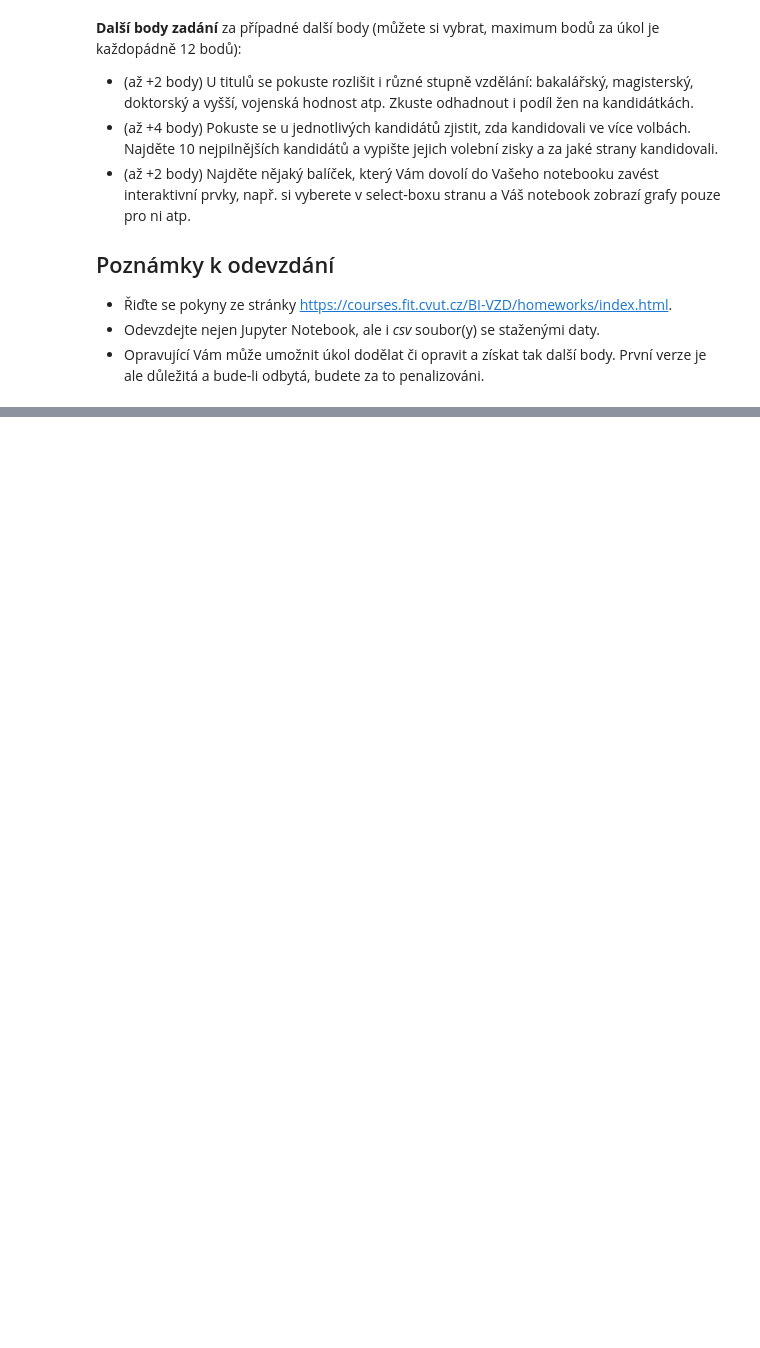
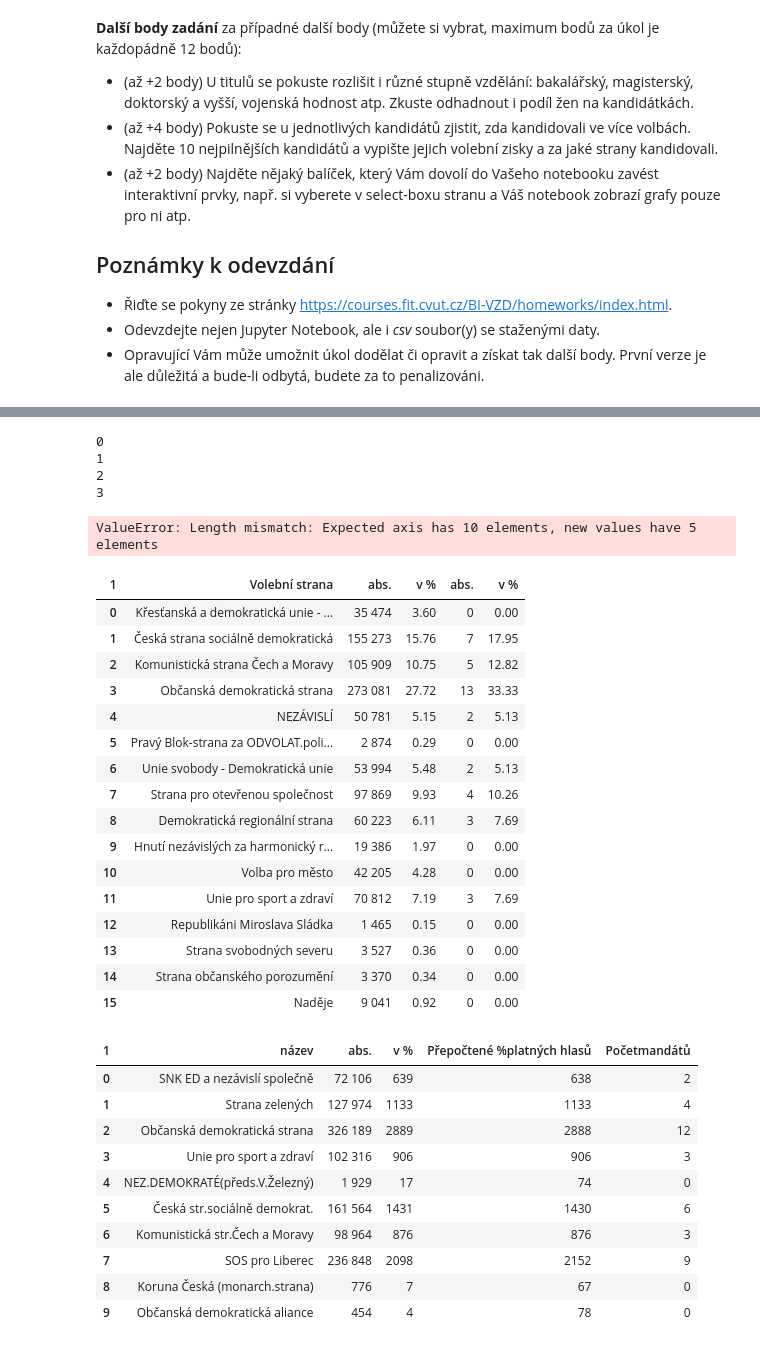
Before and after one commit to zidcenek/BI-VZD-2019-zidcenek, a Jupyter notebook: 01/homework_01_B191.ipynb, the cells around one changed output, grey strips where cells are left out. Drawn from its saved outputs; the diff is of its cells as text; code cells hidden in the pictures; blank space fills up the shorter version.

```diff
--- a/01/homework_01_B191.ipynb
+++ b/01/homework_01_B191.ipynb
@@ -89,0 +70,22 @@ party_data[2]
+# %%
+# Řešení titulů pro roky 2006 - 2018
+# Rozpoznávaé tituly
+titles = ["Bc.", "BcA.", "Ing.", "Ing. arch.", "MUDr.", "MVDr.", "Mgr.", "MgA.", "JUDr.", "PhDr.", "RNDr.", "PharmDr.", "ThLic.", "ThDr.", "Ph.D.", "Ph.D.", "Th.D.", "CSc.", "DrSc.", "doc.", "prof."]
+
+for df in people_data:
+    title_frame = []
+    cols = list(df)
+    cols.insert(4, "Tituly")
+    df["Tituly"] = np.nan
+    df.columns = cols
+    for index, row in df.iterrows():
+        arr = row["příjmení, jméno, tituly"].split()
+        title = ""
+        if len(arr) < 3:
+            title_frame.append("")
+            continue
+        for name in arr:
+            if name in titles:
+                title = title + " " + name
+        title_frame.append(title)
+    df["Tituly"] = title_frame
@@ -134,3 +159,48 @@ party_data_2002[1]
+# %%
+for index, df in enumerate(party_data):
+    party_data[index] = party_data[index].drop(columns = ["číslo", "Početkandidátů", "Přepočtenýzákladdle počtukandidátů", "Podílyhlasů"])
+# %% [output]
+0
+1
+2
+3
+# %%
+party_data_2002[0].columns = party_data[0].columns
+party_data.append(party_data_2002[0])
+# %% [output]
+ValueError: Length mismatch: Expected axis has 10 elements, new values have 5 elements
+# %%
+display(party_data_2002[1])
+display(party_data[0])
+# %% [output]
+| 1 | Volební strana | abs. | v % | abs. | v % |
+| 0 | Křesťanská a demokratická unie - ... | 35 474 | 3.60 | 0 | 0.00 |
+| 1 | Česká strana sociálně demokratická | 155 273 | 15.76 | 7 | 17.95 |
+| 2 | Komunistická strana Čech a Moravy | 105 909 | 10.75 | 5 | 12.82 |
+| 3 | Občanská demokratická strana | 273 081 | 27.72 | 13 | 33.33 |
+| 4 | NEZÁVISLÍ | 50 781 | 5.15 | 2 | 5.13 |
+| 5 | Pravý Blok-strana za ODVOLAT.poli... | 2 874 | 0.29 | 0 | 0.00 |
+| 6 | Unie svobody - Demokratická unie | 53 994 | 5.48 | 2 | 5.13 |
+| 7 | Strana pro otevřenou společnost | 97 869 | 9.93 | 4 | 10.26 |
+| 8 | Demokratická regionální strana | 60 223 | 6.11 | 3 | 7.69 |
+| 9 | Hnutí nezávislých za harmonický r... | 19 386 | 1.97 | 0 | 0.00 |
+| 10 | Volba pro město | 42 205 | 4.28 | 0 | 0.00 |
+| 11 | Unie pro sport a zdraví | 70 812 | 7.19 | 3 | 7.69 |
+| 12 | Republikáni Miroslava Sládka | 1 465 | 0.15 | 0 | 0.00 |
+| 13 | Strana svobodných severu | 3 527 | 0.36 | 0 | 0.00 |
+| 14 | Strana občanského porozumění | 3 370 | 0.34 | 0 | 0.00 |
+| 15 | Naděje | 9 041 | 0.92 | 0 | 0.00 |
+| 1 | název | abs. | v % | Přepočtené %platných hlasů | Početmandátů |
+| 0 | SNK ED a nezávislí společně | 72 106 | 639 | 638 | 2 |
+| 1 | Strana zelených | 127 974 | 1133 | 1133 | 4 |
+| 2 | Občanská demokratická strana | 326 189 | 2889 | 2888 | 12 |
+| 3 | Unie pro sport a zdraví | 102 316 | 906 | 906 | 3 |
+| 4 | NEZ.DEMOKRATÉ(předs.V.Železný) | 1 929 | 17 | 74 | 0 |
+| 5 | Česká str.sociálně demokrat. | 161 564 | 1431 | 1430 | 6 |
+| 6 | Komunistická str.Čech a Moravy | 98 964 | 876 | 876 | 3 |
+| 7 | SOS pro Liberec | 236 848 | 2098 | 2152 | 9 |
+| 8 | Koruna Česká (monarch.strana) | 776 | 7 | 67 | 0 |
+| 9 | Občanská demokratická aliance | 454 | 4 | 78 | 0 |
 # %%
 pd.DataFrame(party_data).to_csv("party_data.csv")
 pd.DataFrame(people_data).to_csv("people_data.csv")
```
Also changed, not shown: parts of 9 cells of this notebook, 2 other files.
